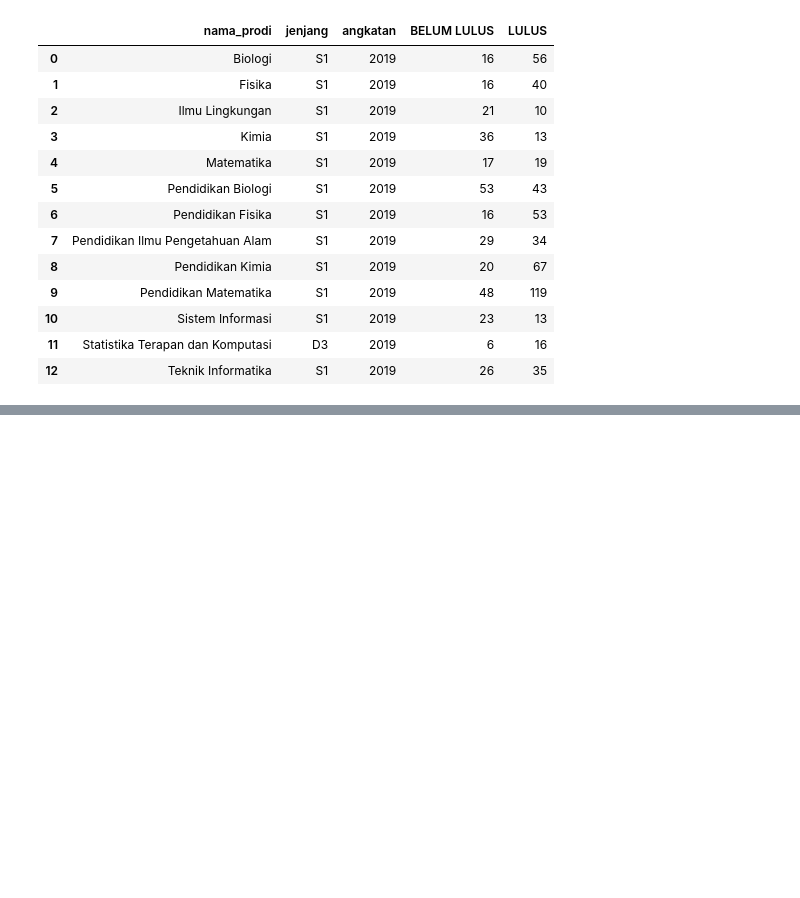
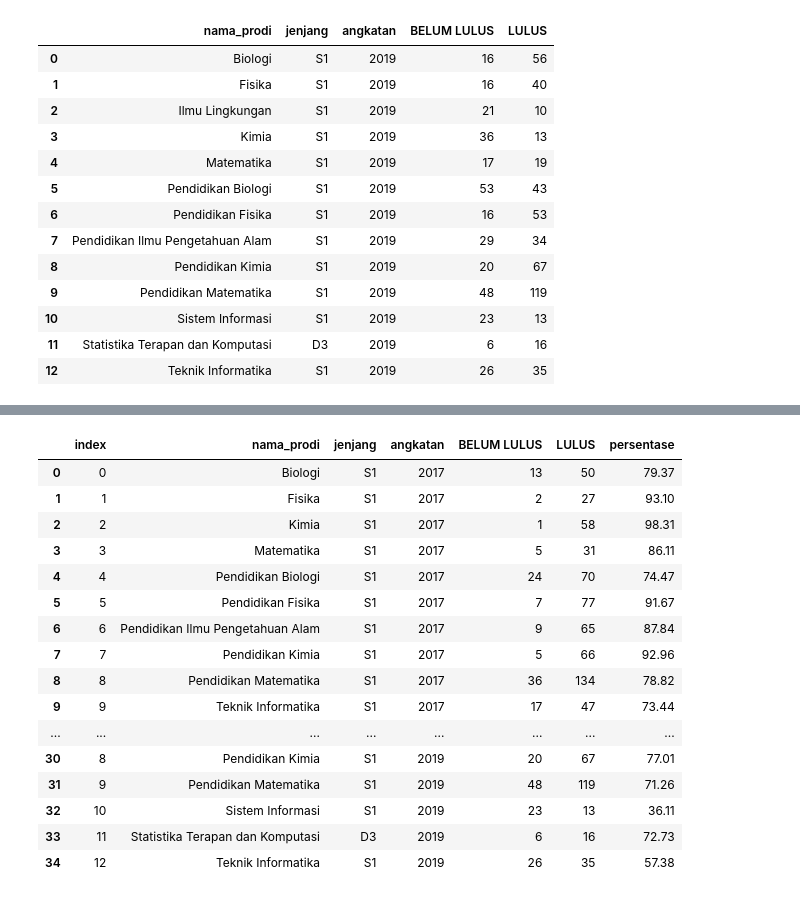
Before and after one commit to euclideands/viz, a Jupyter notebook: penelitian2.ipynb, the cells around one changed output, grey strips where cells are left out. Saved outputs shown, nothing was run; the diff lists cells and outputs as text; code cells hidden in the pictures; blank space fills up the shorter version.

```diff
--- a/penelitian2.ipynb
+++ b/penelitian2.ipynb
@@ -238,10 +250,10 @@ Catatan:
 Bimbingan aktif di tahun 2023
 # %%
 grouped_data = angkatan18.groupby(['nama_prodi', 'jenjang', 'angkatan', 'status_lulus']).size().reset_index(name='jumlah')
-pivot_table = grouped_data.pivot(index=['nama_prodi', 'jenjang', 'angkatan'], columns='status_lulus', values='jumlah').reset_index()
-pivot_table = pivot_table.rename_axis(None, axis=1)
-pivot_table = pivot_table.rename(columns={'Sudah Lulus': 'sudah_lulus', 'Belum Lulus': 'belum_lulus'})
-pivot_table
+pivot_table_18 = grouped_data.pivot(index=['nama_prodi', 'jenjang', 'angkatan'], columns='status_lulus', values='jumlah').reset_index()
+pivot_table_18 = pivot_table_18.rename_axis(None, axis=1)
+pivot_table_18 = pivot_table_18.rename(columns={'Sudah Lulus': 'sudah_lulus', 'Belum Lulus': 'belum_lulus'})
+pivot_table_18
 # %% [output]
 |  | nama_prodi | jenjang | angkatan | BELUM LULUS | LULUS |
 | 0 | Biologi | S1 | 2018 | 17 | 52 |
@@ -258,5 +270,5 @@ pivot_table
 | 11 | Teknik Informatika | S1 | 2018 | 19 | 42 |
 # %%
 # make new column called 'persentase' which value is lulus/lulus+belum lulus * 100
-pivot_table['persentase'] = pivot_table['LULUS'] / (pivot_table['LULUS'] + pivot_table['BELUM LULUS']) * 100
-pivot_table['persentase'] = pivot_table['persentase'].round(2)
+pivot_table_18['persentase'] = pivot_table_18['LULUS'] / (pivot_table_18['LULUS'] + pivot_table_18['BELUM LULUS']) * 100
+pivot_table_18['persentase'] = pivot_table_18['persentase'].round(2)
@@ -336,10 +360,10 @@ angkatan19[angkatan19.isnull().any(axis=1) & (angkatan19['status_lulus'] != "BEL
 |  | nim | nama | nama_prodi | jenjang | angkatan | nama_pembimbing | tanggal_sk_pembimbing | ... |
 # %%
 grouped_data = angkatan19.groupby(['nama_prodi', 'jenjang', 'angkatan', 'status_lulus']).size().reset_index(name='jumlah')
-pivot_table = grouped_data.pivot(index=['nama_prodi', 'jenjang', 'angkatan'], columns='status_lulus', values='jumlah').reset_index()
-pivot_table = pivot_table.rename_axis(None, axis=1)
-pivot_table = pivot_table.rename(columns={'Sudah Lulus': 'sudah_lulus', 'Belum Lulus': 'belum_lulus'})
-pivot_table
+pivot_table_19 = grouped_data.pivot(index=['nama_prodi', 'jenjang', 'angkatan'], columns='status_lulus', values='jumlah').reset_index()
+pivot_table_19 = pivot_table_19.rename_axis(None, axis=1)
+pivot_table_19 = pivot_table_19.rename(columns={'Sudah Lulus': 'sudah_lulus', 'Belum Lulus': 'belum_lulus'})
+pivot_table_19
 # %% [output]
 |  | nama_prodi | jenjang | angkatan | BELUM LULUS | LULUS |
 | 0 | Biologi | S1 | 2019 | 16 | 56 |
@@ -356,5 +380,6 @@ pivot_table
 | 11 | Statistika Terapan dan Komputasi | D3 | 2019 | 6 | 16 |
 | 12 | Teknik Informatika | S1 | 2019 | 26 | 35 |
 # %%
-pivot_table['persentase'] = pivot_table['LULUS'] / (pivot_table['LULUS'] + pivot_table['BELUM LULUS']) * 100
-pivot_table['persentase'] = pivot_table['persentase'].round(2)
+pivot_table_19['persentase'] = pivot_table_19['LULUS'] / (pivot_table_19['LULUS'] + pivot_table_19['BELUM LULUS']) * 100
+pivot_table_19['persentase'] = pivot_table_19['persentase'].round(2)
+pivot_table_19
@@ -360,0 +413,22 @@ pivot_table['persentase'] = pivot_table['persentase'].round(2)
+# %%
+# concat pivot_table_17, pivot_table_18, pivot_table_19
+pivot_table = pd.concat([pivot_table_17, pivot_table_18, pivot_table_19]).reset_index()
+pivot_table
+# %% [output]
+|  | index | nama_prodi | jenjang | angkatan | BELUM LULUS | LULUS | persentase |
+| 0 | 0 | Biologi | S1 | 2017 | 13 | 50 | 79.37 |
+| 1 | 1 | Fisika | S1 | 2017 | 2 | 27 | 93.10 |
+| 2 | 2 | Kimia | S1 | 2017 | 1 | 58 | 98.31 |
+| 3 | 3 | Matematika | S1 | 2017 | 5 | 31 | 86.11 |
+| 4 | 4 | Pendidikan Biologi | S1 | 2017 | 24 | 70 | 74.47 |
+| 5 | 5 | Pendidikan Fisika | S1 | 2017 | 7 | 77 | 91.67 |
+| 6 | 6 | Pendidikan Ilmu Pengetahuan Alam | S1 | 2017 | 9 | 65 | 87.84 |
+| 7 | 7 | Pendidikan Kimia | S1 | 2017 | 5 | 66 | 92.96 |
+| 8 | 8 | Pendidikan Matematika | S1 | 2017 | 36 | 134 | 78.82 |
+| 9 | 9 | Teknik Informatika | S1 | 2017 | 17 | 47 | 73.44 |
+| ... | ... | ... | ... | ... | ... | ... | ... |
+| 30 | 8 | Pendidikan Kimia | S1 | 2019 | 20 | 67 | 77.01 |
+| 31 | 9 | Pendidikan Matematika | S1 | 2019 | 48 | 119 | 71.26 |
+| 32 | 10 | Sistem Informasi | S1 | 2019 | 23 | 13 | 36.11 |
+| 33 | 11 | Statistika Terapan dan Komputasi | D3 | 2019 | 6 | 16 | 72.73 |
+| 34 | 12 | Teknik Informatika | S1 | 2019 | 26 | 35 | 57.38 |
```
Also changed, not shown: parts of 12 cells of this notebook.
